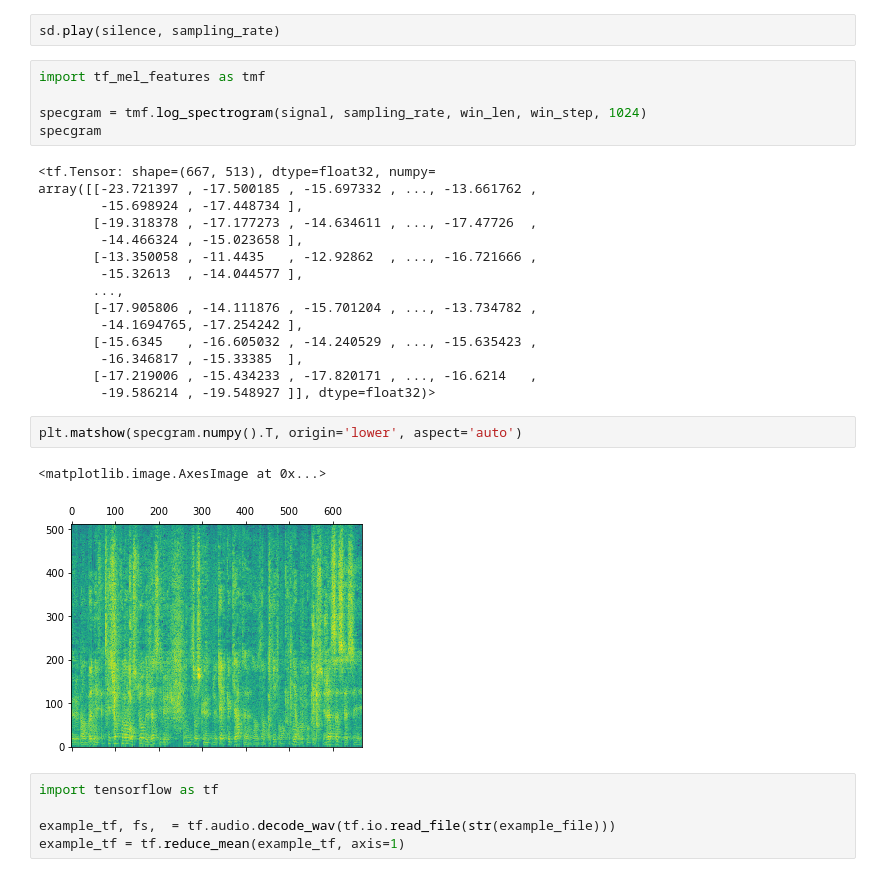
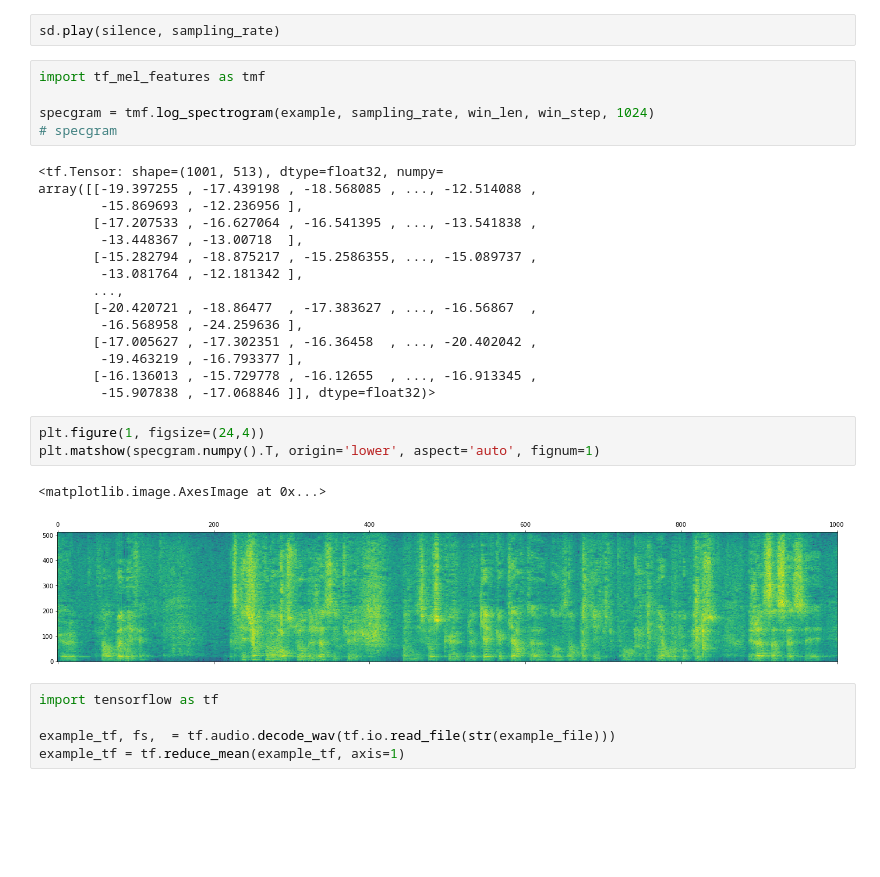
Before and after one commit to shamim-hussain/audioset_speech_music_noise, a Jupyter notebook: audioset_processing_flac.ipynb, the cells around one changed output. Saved outputs shown, nothing was run; the diff lists cells and outputs as text; blank space fills up the shorter version.

```diff
--- a/audioset_processing_flac.ipynb
+++ b/audioset_processing_flac.ipynb
@@ -91,28 +92,29 @@ sd.play(silence, sampling_rate)
 # %%
 import tf_mel_features as tmf
 
-specgram = tmf.log_spectrogram(signal, sampling_rate, win_len, win_step, 1024)
-specgram
+specgram = tmf.log_spectrogram(example, sampling_rate, win_len, win_step, 1024)
+# specgram
 # %% [output]
-<tf.Tensor: shape=(667, 513), dtype=float32, numpy=
-array([[-23.721397 , -17.500185 , -15.697332 , ..., -13.661762 ,
-        -15.698924 , -17.448734 ],
-       [-19.318378 , -17.177273 , -14.634611 , ..., -17.47726  ,
-        -14.466324 , -15.023658 ],
-       [-13.350058 , -11.4435   , -12.92862  , ..., -16.721666 ,
-        -15.32613  , -14.044577 ],
+<tf.Tensor: shape=(1001, 513), dtype=float32, numpy=
+array([[-19.397255 , -17.439198 , -18.568085 , ..., -12.514088 ,
+        -15.869693 , -12.236956 ],
+       [-17.207533 , -16.627064 , -16.541395 , ..., -13.541838 ,
+        -13.448367 , -13.00718  ],
+       [-15.282794 , -18.875217 , -15.2586355, ..., -15.089737 ,
+        -13.081764 , -12.181342 ],
        ...,
-       [-17.905806 , -14.111876 , -15.701204 , ..., -13.734782 ,
-        -14.1694765, -17.254242 ],
-       [-15.6345   , -16.605032 , -14.240529 , ..., -15.635423 ,
-        -16.346817 , -15.33385  ],
-       [-17.219006 , -15.434233 , -17.820171 , ..., -16.6214   ,
-        -19.586214 , -19.548927 ]], dtype=float32)>
+       [-20.420721 , -18.86477  , -17.383627 , ..., -16.56867  ,
+        -16.568958 , -24.259636 ],
+       [-17.005627 , -17.302351 , -16.36458  , ..., -20.402042 ,
+        -19.463219 , -16.793377 ],
+       [-16.136013 , -15.729778 , -16.12655  , ..., -16.913345 ,
+        -15.907838 , -17.068846 ]], dtype=float32)>
 # %%
-plt.matshow(specgram.numpy().T, origin='lower', aspect='auto')
+plt.figure(1, figsize=(24,4))
+plt.matshow(specgram.numpy().T, origin='lower', aspect='auto', fignum=1)
 # %% [output]
 <matplotlib.image.AxesImage at 0x...>
-[figure, old version]
+[figure, new version]
 # %%
 import tensorflow as tf
 
```
Also changed, not shown: parts of 1 cell of this notebook, 1 other file.
